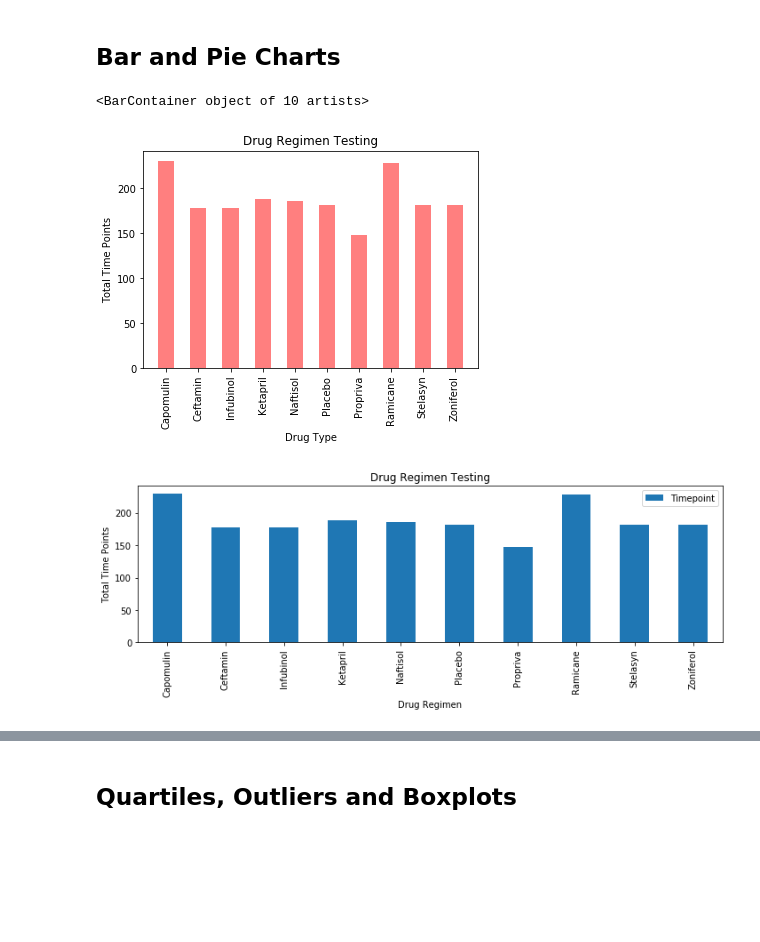
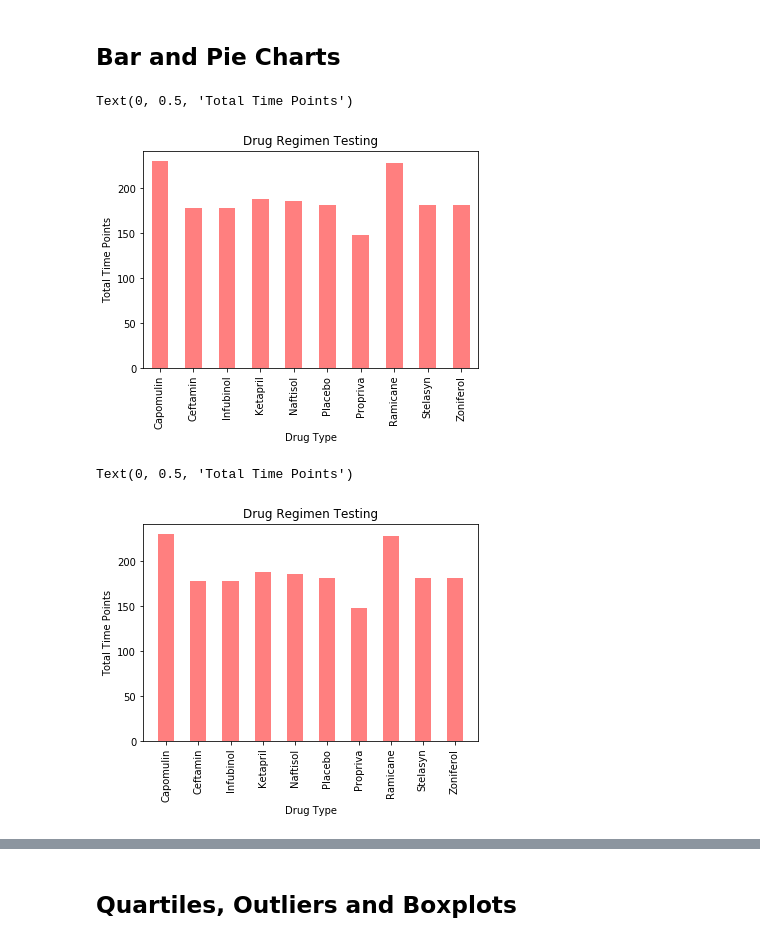
Before and after one commit to ceci-chapa/matplotlib-challenge, a Jupyter notebook: Pymaceuticals/pymaceuticals_starter.ipynb, the cells around one changed output, grey strips where cells are left out. Drawn from its saved outputs; the diff is of its cells as text; code cells hidden in the pictures; blank space fills up the shorter version.

```diff
--- a/Pymaceuticals/pymaceuticals_starter.ipynb
+++ b/Pymaceuticals/pymaceuticals_starter.ipynb
@@ -167,37 +167,37 @@ summary_table
 | Zoniferol | 53.236507 | 51.818479 | 48.533355 | 6.966589 | 0.516398 |
 # %% [markdown]
 ## Bar and Pie Charts
+# %%
+# Generate a bar plot showing the total number of timepoints for all mice tested for each drug regimen using Pandas.
+
+timepoints_totals = clean_mouse.groupby(["Drug Regimen"]).count()["Timepoint"]
+timepoints_totals.plot(kind="bar", facecolor="red", alpha=0.5)
+
+plt.title("Drug Regimen Testing")
+plt.xlabel("Drug Type")
+plt.ylabel("Total Time Points")
+
+#timepoints_totals
+# %% [output]
+Text(0, 0.5, 'Total Time Points')
+[figure, added]
 # %%
-# Generate a bar plot showing the total number of timepoints for all mice tested for each drug regimen using Pandas.
+# Generate a bar plot showing the total number of timepoints for all mice tested for each drug regimen using pyplot.
 
-timepoints_totals = clean_mouse.groupby(["Drug Regimen"]).count()["Timepoint"]
-timepoints_summary = timepoints_totals.to_frame()
+timepoints = clean_mouse.groupby(["Drug Regimen"]).count()["Timepoint"]
+timepoints_sum = timepoints_totals.to_frame()
+drug = timepoints_sum.index
+#use this to reset the index df.reset_index()
 
+plt.bar(drug, timepoints, color='r', alpha=0.5, width=0.5, align="center")
+plt.xticks(rotation=90)
+#timepoints_sum.plot(kind="bar", figsize=(10,4))
 
-drug = timepoints_summary.index
-timepoints = timepoints_summary["Timepoint"]
-
-drug_bar = plt.bar(drug, timepoints, color='r', alpha=0.5, width=.5, align="center")
-plt.xticks(rotation=90)
 plt.title("Drug Regimen Testing")
 plt.xlabel("Drug Type")
 plt.ylabel("Total Time Points")
 
-drug_bar
+#plt.tight_layout()
 # %% [output]
-<BarContainer object of 10 artists>
+Text(0, 0.5, 'Total Time Points')
 [figure]
-# %%
-# Generate a bar plot showing the total number of timepoints for all mice tested for each drug regimen using pyplot.
-
-timepoints = clean_mouse.groupby(["Drug Regimen"]).count()["Timepoint"]
-timepoints_sum = timepoints_totals.to_frame()
-#use this to reset the index df.reset_index()
-
-timepoints_sum.plot(kind="bar", figsize=(10,4))
-
-plt.title("Drug Regimen Testing")
-plt.ylabel("Total Time Points")
-plt.tight_layout()
-# %% [output]
-[figure, removed]
```
Also changed, not shown: parts of 4 cells of this notebook.
